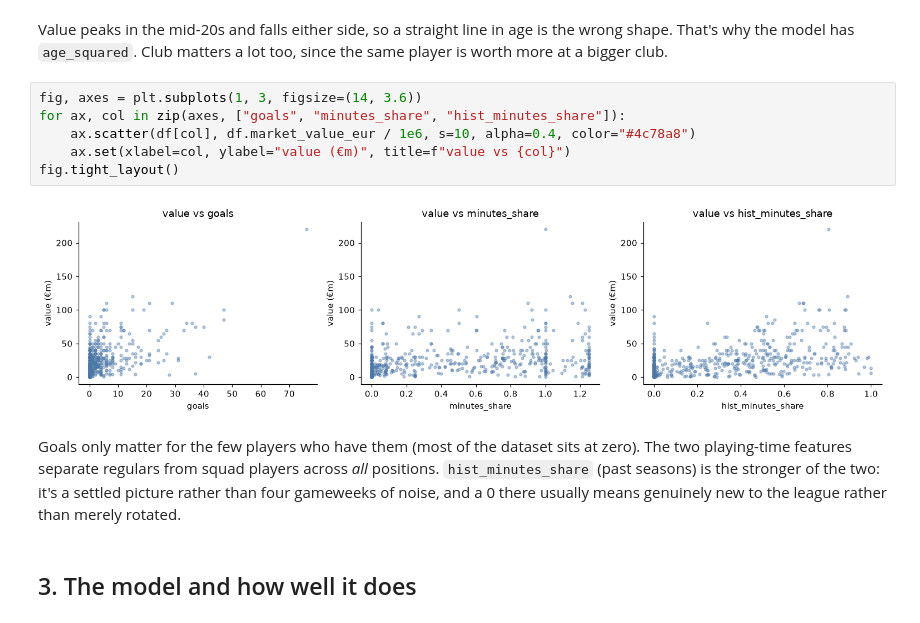
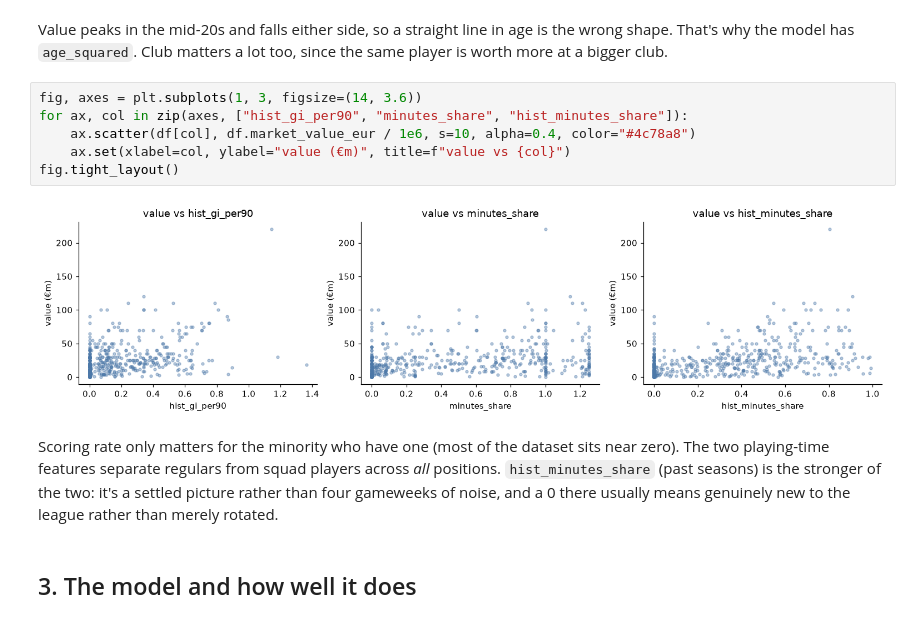
Before and after one commit to mlodyheros/pl-value, a Jupyter notebook: notebooks/01_model_exploration.ipynb, the cells around one changed output. Drawn from its saved outputs; the diff is of its cells as text.

```diff
--- a/notebooks/01_model_exploration.ipynb
+++ b/notebooks/01_model_exploration.ipynb
@@ -133,14 +134,14 @@ shape. That's why the model has `age_squared`. Club matters a lot too, since the
 player is worth more at a bigger club.
 # %%
 fig, axes = plt.subplots(1, 3, figsize=(14, 3.6))
-for ax, col in zip(axes, ["goals", "minutes_share", "hist_minutes_share"]):
+for ax, col in zip(axes, ["hist_gi_per90", "minutes_share", "hist_minutes_share"]):
     ax.scatter(df[col], df.market_value_eur / 1e6, s=10, alpha=0.4, color="#4c78a8")
     ax.set(xlabel=col, ylabel="value (€m)", title=f"value vs {col}")
 fig.tight_layout()
 # %% [output]
-[figure, old version]
+[figure, new version]
 # %% [markdown]
-Goals only matter for the few players who have them (most of the dataset sits at zero).
+Scoring rate only matters for the minority who have one (most of the dataset sits near zero).
 The two playing-time features separate regulars from squad players across *all* positions.
 `hist_minutes_share` (past seasons) is the stronger of the two: it's a settled picture rather
 than four gameweeks of noise, and a 0 there usually means genuinely new to the league rather
```
Also changed, not shown: parts of 17 cells of this notebook, 24 other files.
